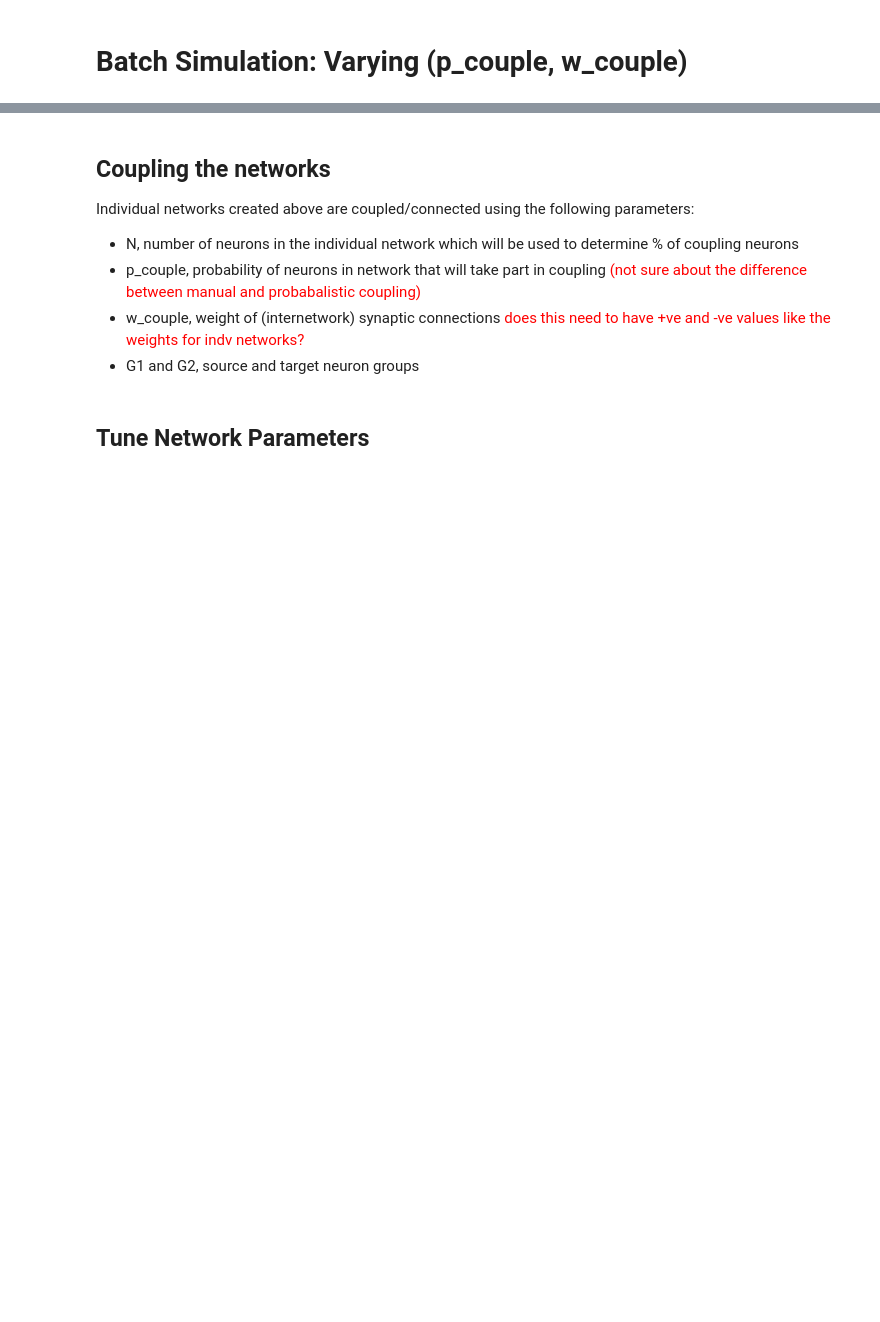
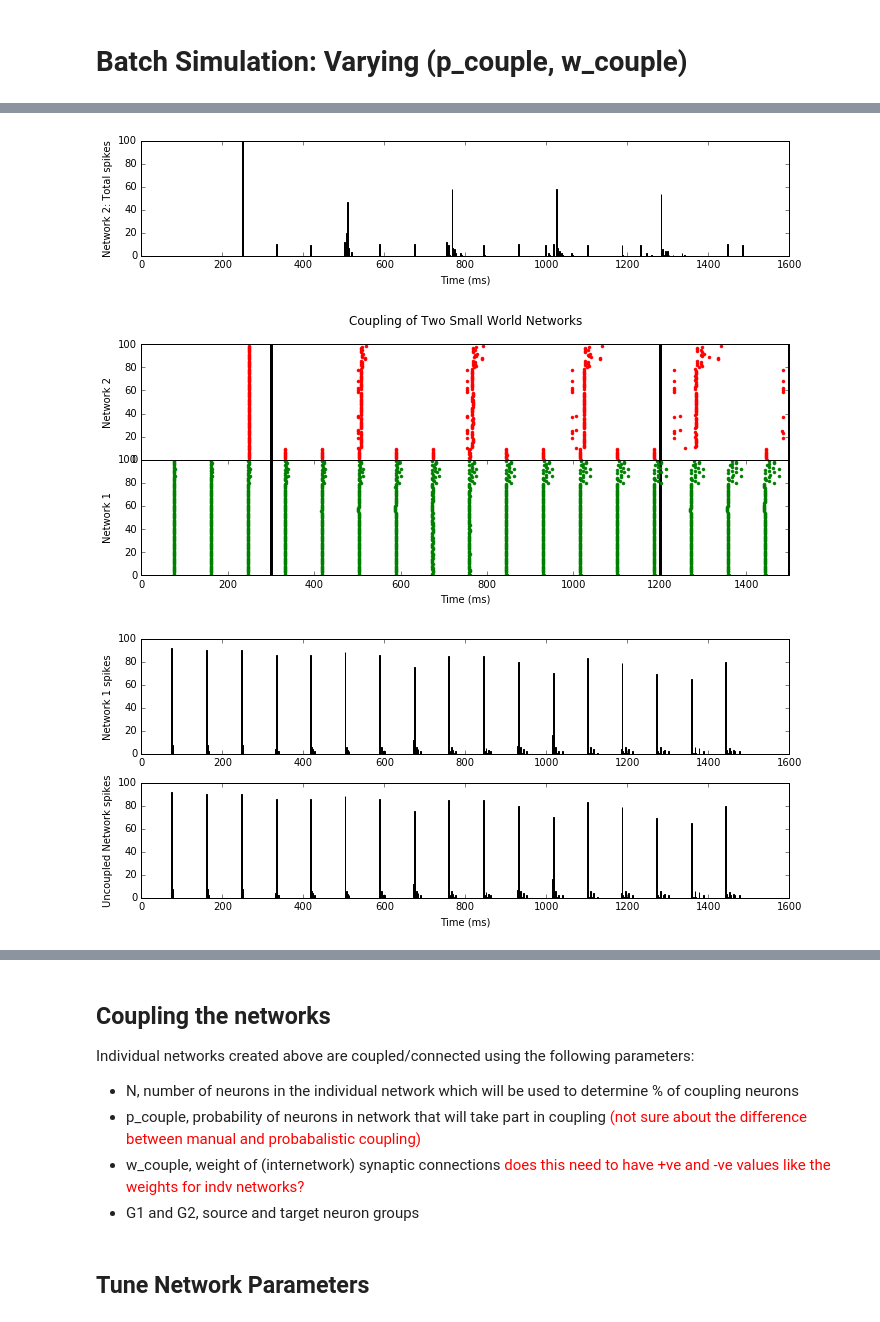
Before and after one commit to KokilaP/Neural-Networks, a Jupyter notebook: N2_BatchSimModel.ipynb, the cells around one changed output, grey strips where cells are left out. Saved outputs shown, nothing was run; the diff lists cells and outputs as text; code cells hidden in the pictures; blank space fills up the shorter version.

```diff
--- a/N2_BatchSimModel.ipynb
+++ b/N2_BatchSimModel.ipynb
@@ -992,0 +1064,6 @@ batch_plot(datastream[1][0],datastream[1][1])
+# %%
+batch_plot(datastream[2][0],datastream[2][1],datastream[2][2],datastream[2][3],datastream[2][4])
+# %% [output]
+[figure, added]
+[figure, added]
+[figure, added]
```
Also changed, not shown: parts of 17 cells of this notebook.
